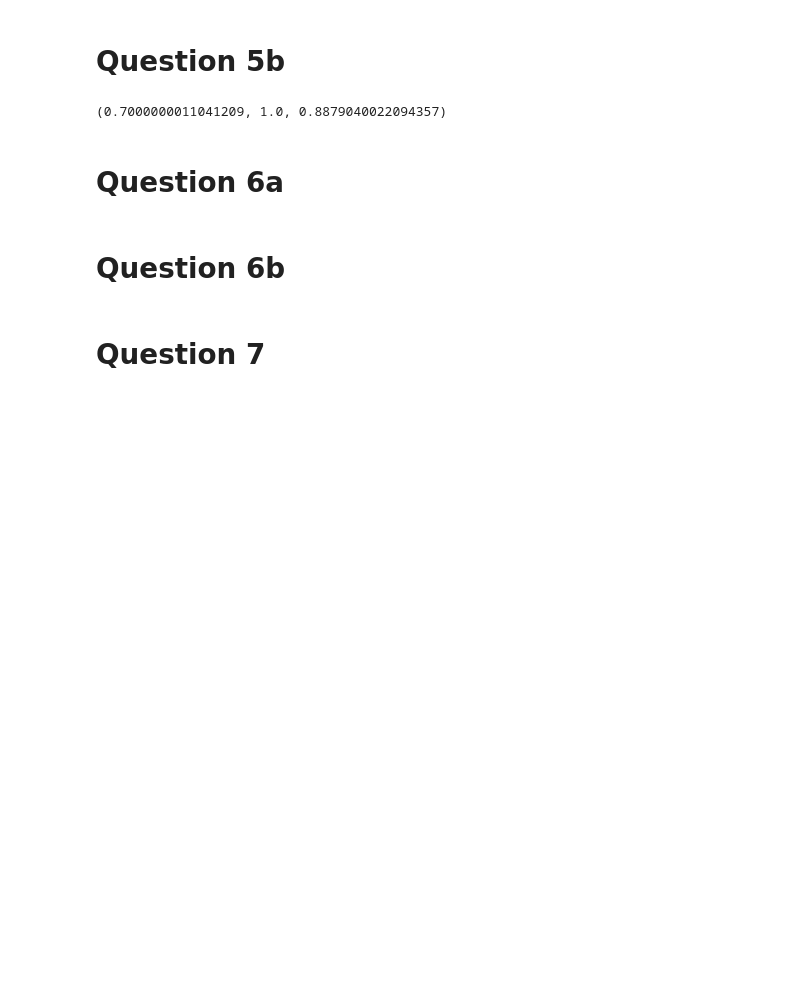
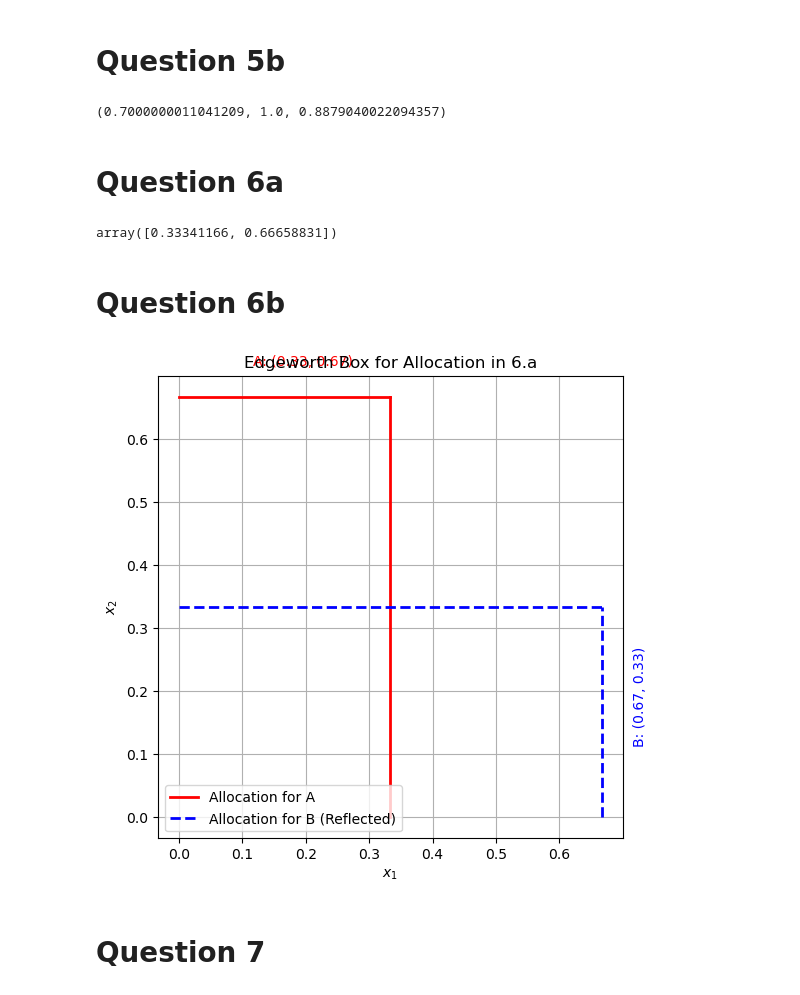
Before and after one commit to NumEconCopenhagen/projects-2024-maja-sarah-marcus, a Jupyter notebook: inauguralproject/inauguralproject.ipynb, the cells around one changed output. Saved outputs shown, nothing was run; the diff lists cells and outputs as text; code cells hidden in the pictures; blank space fills up the shorter version.

```diff
--- a/inauguralproject/inauguralproject.ipynb
+++ b/inauguralproject/inauguralproject.ipynb
@@ -342,7 +342,67 @@ x_A1_opt_5b, x_A2_opt_5b, -result_5b.fun
 (0.7000000011041209, 1.0, 0.8879040022094357)
 # %% [markdown]
 # Question 6a
+# %%
+from scipy.optimize import minimize
+import numpy as np
+
+# Parameters
+alpha = 1/3
+beta = 2/3
+
+# Utility functions
+def uA(x1, x2):
+    return x1**alpha * x2**(1-alpha)
+
+def uB(x1, x2):
+    return x1**beta * x2**(1-beta)
+
+# Objective function: Maximizing the sum of utilities of A and B
+def objective(x):
+    xA1, xA2 = x
+    xB1, xB2 = 1 - xA1, 1 - xA2
+    return -(uA(xA1, xA2) + uB(xB1, xB2))  # Negative because we minimize
+
+# Initial guess
+x0 = np.array([0.5, 0.5])
+
+# Bounds for xA1 and xA2
+bounds = ((0, 1), (0, 1))
+
+# Optimization
+result = minimize(objective, x0, bounds=bounds, method='SLSQP')
+
+# Display the resulting allocation
+result.x
+# %% [output]
+array([0.33341166, 0.66658831])
 # %% [markdown]
 # Question 6b
+# %%
+import matplotlib.pyplot as plt
+
+# Allocation from 6.a
+xA1, xA2 = result.x
+xB1, xB2 = 1 - xA1, 1 - xA2
+
+# Create the Edgeworth Box
+fig, ax = plt.subplots(figsize=(6, 6))
+ax.plot([xA1, xA1], [0, xA2], 'r-', lw=2, label='Allocation for A')
+ax.plot([0, xA1], [xA2, xA2], 'r-', lw=2)
+ax.plot([xB1, xB1], [0, xB2], 'b--', lw=2, label='Allocation for B (Reflected)')
+ax.plot([0, xB1], [xB2, xB2], 'b--', lw=2)
+
+# Annotations and labels
+ax.text(xA1/2 - 0.05, xA2 + 0.05, f'A: ({xA1:.2f}, {xA2:.2f})', color='red')
+ax.text(xB1 + 0.05, xB2/2 - 0.05, f'B: ({xB1:.2f}, {xB2:.2f})', color='blue', rotation=90)
+ax.set_xlabel('$x_1$')
+ax.set_ylabel('$x_2$')
+ax.set_title('Edgeworth Box for Allocation in 6.a')
+ax.legend()
+ax.grid(True)
+
+plt.show()
+# %% [output]
+[figure, added]
 # %% [markdown]
 # Question 7
```
Also changed, not shown: parts of 2 cells of this notebook.
